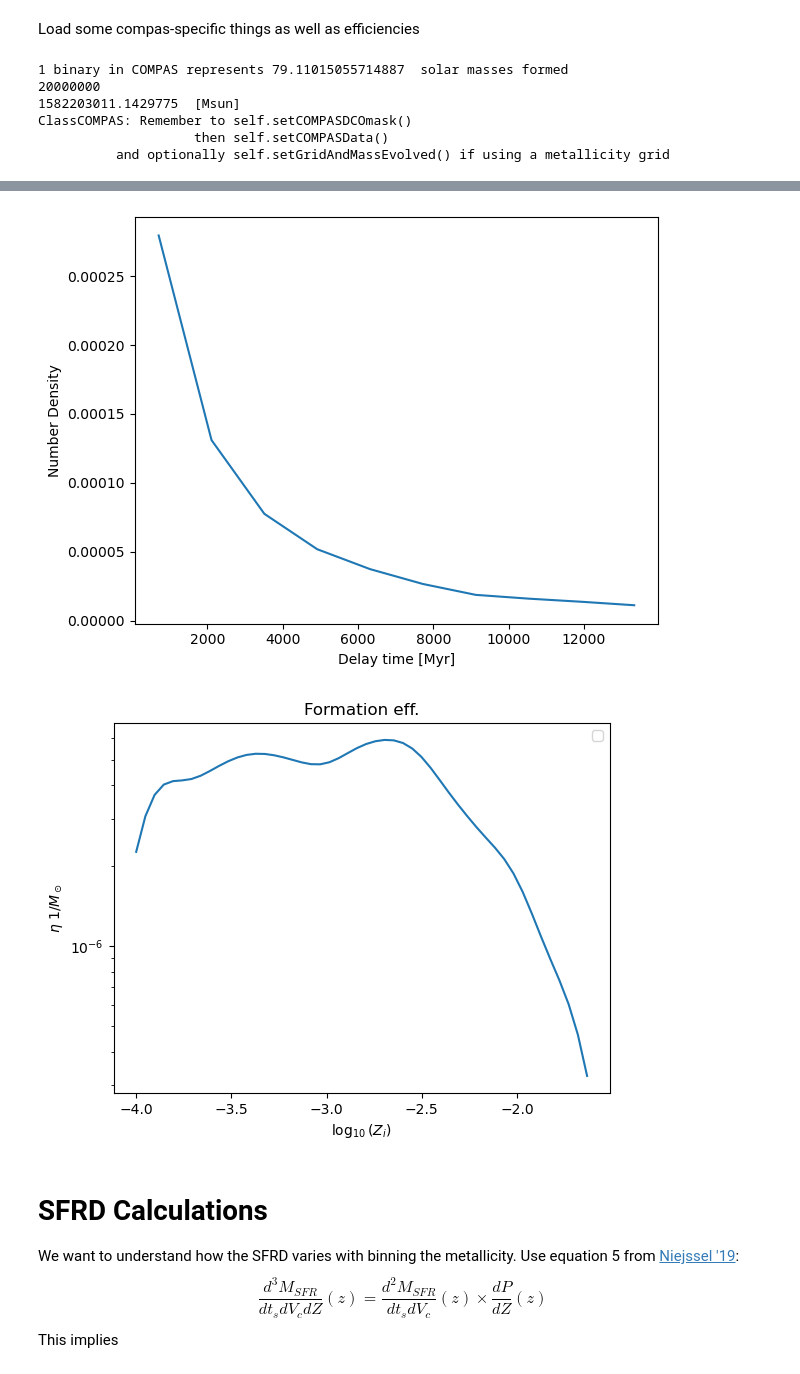
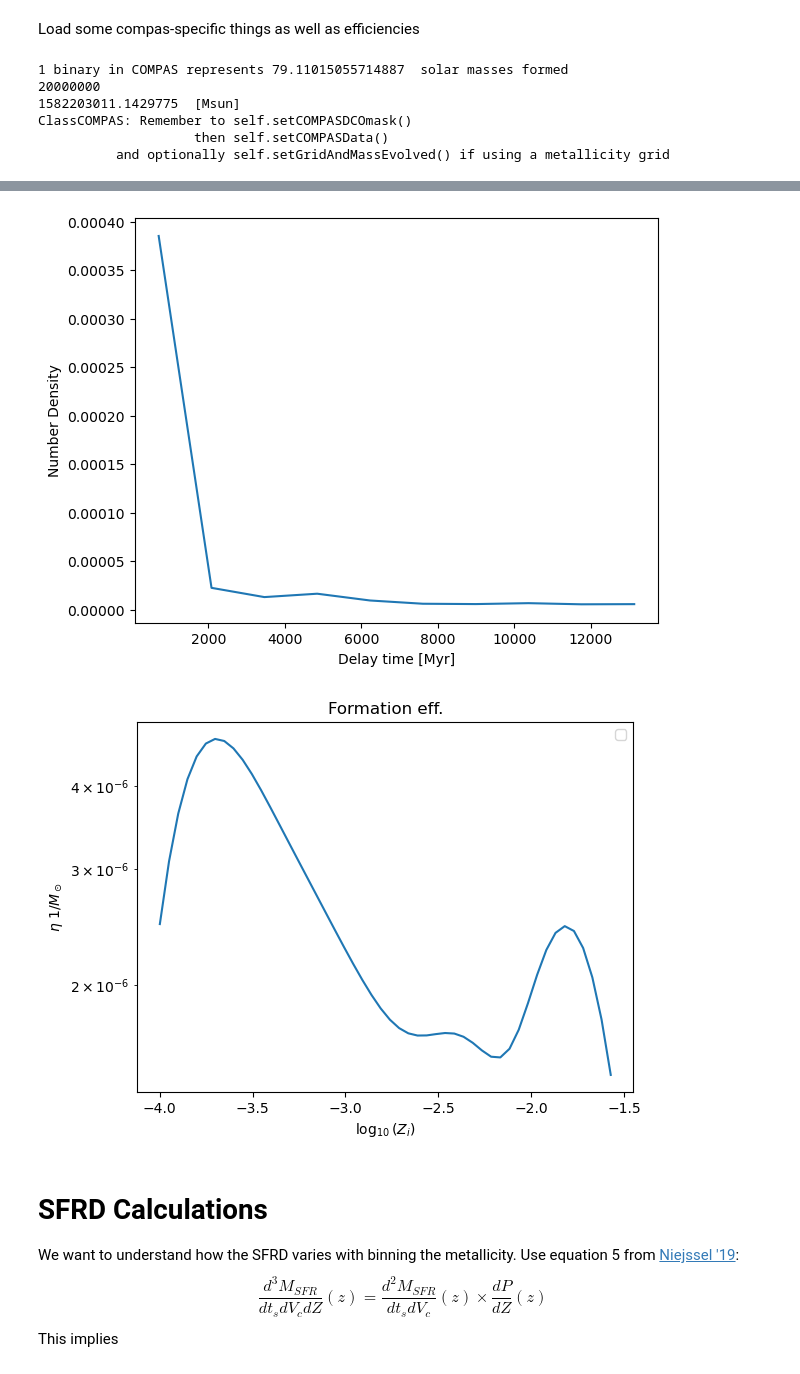
Before and after one commit to stlgolfer/metallicity_mergers, a Jupyter notebook: convolve_test.ipynb, the cells around one changed output, grey strips where cells are left out. Saved outputs shown, nothing was run; the diff lists cells and outputs as text; code cells hidden in the pictures.

```diff
--- a/convolve_test.ipynb
+++ b/convolve_test.ipynb
@@ -33,7 +33,7 @@ metallicities = fdata["BSE_System_Parameters"]["Metallicity@ZAMS(1)"][()]
 # potentially mask with/without a stable mass transfer or without an envelope
 mixture_weight = fdata["BSE_System_Parameters"]["mixture_weight"][()]
 fdata.close()
-TYPES = 'BHNS'
+TYPES = 'BNS'
 fe_binned, fe_bins, compasdata = get_formation_efficiency(filepath, types=TYPES)
 delayTimes = compasdata.delayTimes
 
@@ -59,5 +59,5 @@ Took 0.0022118091583251953 to find efficiencies
-[figure, old version]
+[figure, new version]
-[figure, old version]
+[figure, new version]
 # %%
 class SigmaSkew:
     def __init__(self, sigma0, sigmaz):
```
Also changed, not shown: parts of 9 cells of this notebook, 1 other file.
